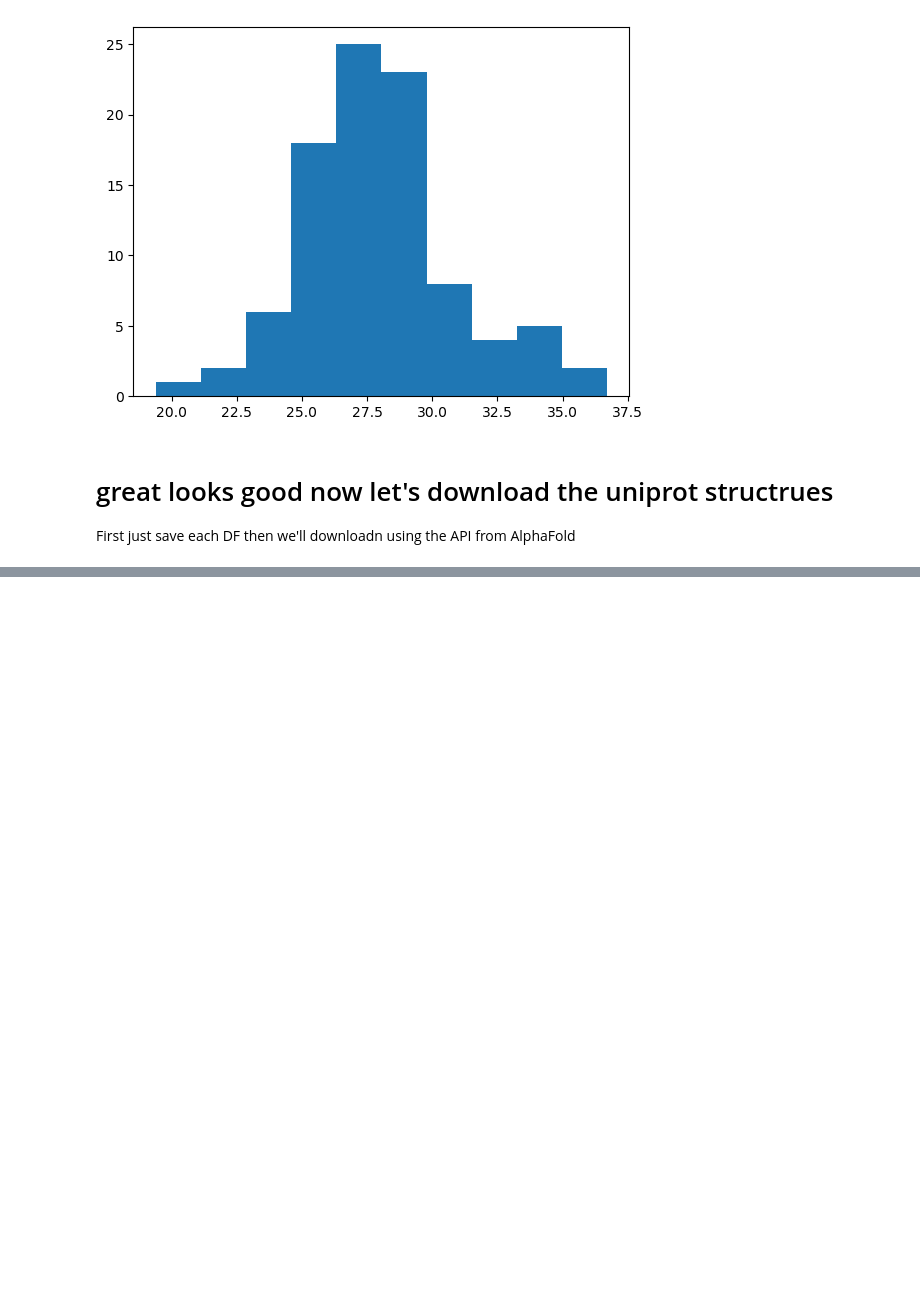
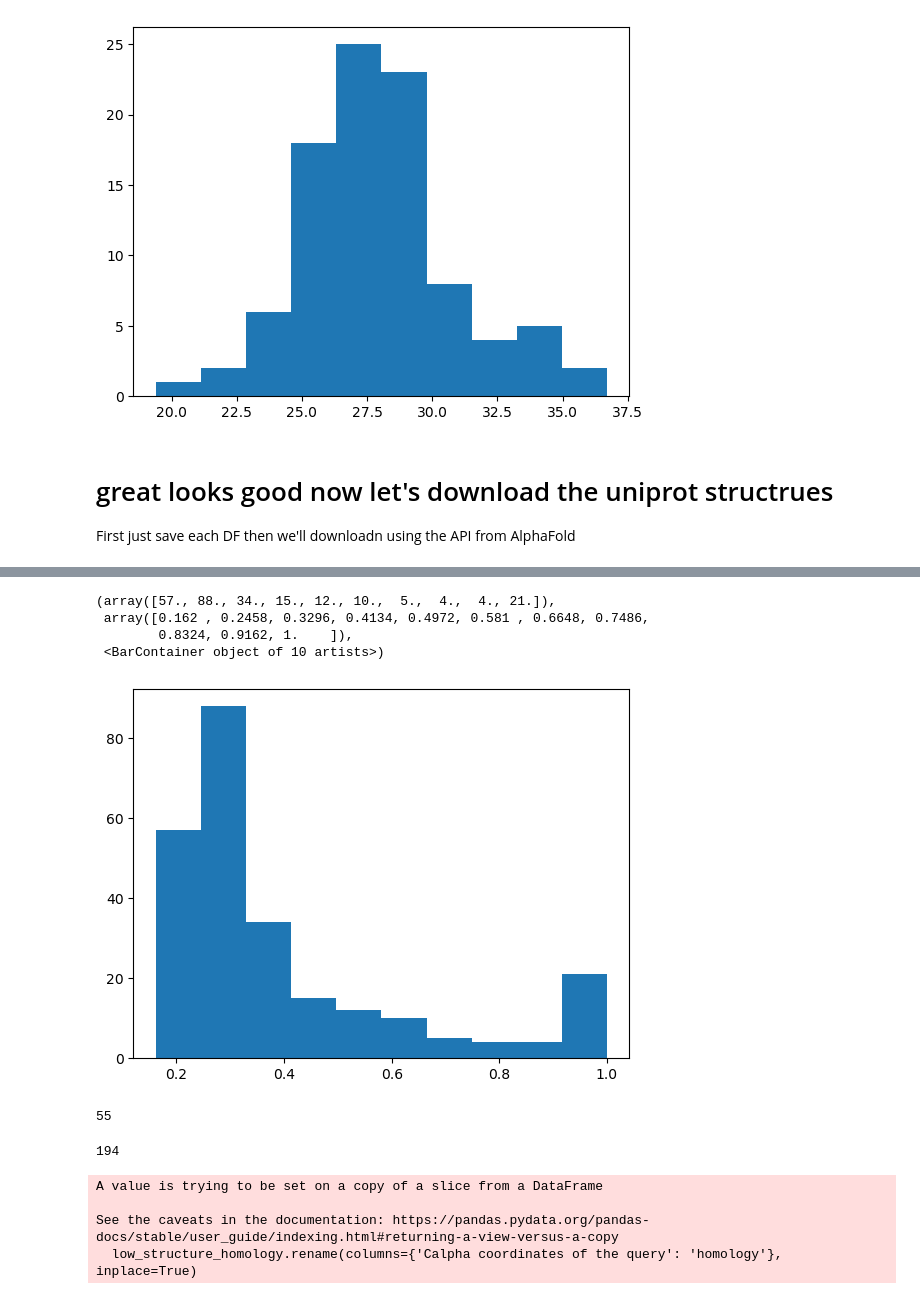
Before and after one commit to WRiegs/Squidly, a Jupyter notebook: enzyme_datasets_benchmark/StructureSequenceSimilarity.ipynb, the cells around one changed output, grey strips where cells are left out. Drawn from its saved outputs; the diff is of its cells as text; code cells hidden in the pictures; blank space fills up the shorter version.

```diff
--- a/enzyme_datasets_benchmark/StructureSequenceSimilarity.ipynb
+++ b/enzyme_datasets_benchmark/StructureSequenceSimilarity.ipynb
@@ -135,0 +241,6 @@ train_seqs.to_csv('Low30_mmseq_ID_exp_subset_train.csv', index=False)
+# %%
+# Great now remove these from results
+results['pdb_target'] = [c.split('-')[0] for c in results['Target'].values]
+results = results[~results['pdb_id'].isin(set(pdbs_to_omit))]
+results = results[~results['pdb_id'].isin(set(pdbs_to_keep))]
+results
@@ -135,0 +261,5 @@ train_seqs.to_csv('Low30_mmseq_ID_exp_subset_train.csv', index=False)
+# %%
+# Great now lwte's check teh distribution of teh data
+# Keep the top one
+results = results.sort_values(by='Calpha coordinates of the query', ascending=False)
+results.drop_duplicates('Query', inplace=True, keep='first')
@@ -135,0 +273,11 @@ train_seqs.to_csv('Low30_mmseq_ID_exp_subset_train.csv', index=False)
+# %%
+# For each pdb we want the entry
+pdbs_to_entries = {}
+for entry, p in pdbs[['Entry', 'PDB']].values:
+    for pdb in p.split(';'):
+        pdb = pdb.lower()
+        if entry in test_ids:
+            if pdbs_to_entries.get(pdb) is not None and pdb != '':
+                print(entry, pdb, pdbs_to_entries[pdb])
+            else:
+                pdbs_to_entries[pdb] = entry
@@ -135,0 +305,33 @@ train_seqs.to_csv('Low30_mmseq_ID_exp_subset_train.csv', index=False)
+# %%
+# Map both these sets back
+results['pdb_query'] = [q.split('_')[0] for q in results['Query'].values]
+results['Entry'] = [pdbs_to_entries.get(q) for q in results['pdb_query'].values]
+results.drop_duplicates('Entry', inplace=True)
+#results[results['Calpha coordinates of the query'] < 0.5]
+# %%
+import matplotlib.pyplot as plt
+
+plt.hist(results['Calpha coordinates of the query'].values)
+# %% [output]
+(array([57., 88., 34., 15., 12., 10.,  5.,  4.,  4., 21.]),
+ array([0.162 , 0.2458, 0.3296, 0.4134, 0.4972, 0.581 , 0.6648, 0.7486,
+        0.8324, 0.9162, 1.    ]),
+ <BarContainer object of 10 artists>)
+[figure, added]
+# %%
+len(results[results['Calpha coordinates of the query'] > 0.5])
+# %% [output]
+55
+# %%
+len(results[results['Calpha coordinates of the query'] < 0.5])
+# %% [output]
+194
+# %%
+low_structure_homology = results[results['Calpha coordinates of the query'] < 0.5]
+low_structure_homology.rename(columns={'Calpha coordinates of the query': 'homology'}, inplace=True)
+low_structure_homology[['pdb_target', 'pdb_query', 'Entry', 'homology']].to_csv('Low30_mmseq_ID_exp_subset_test_foldseek.csv', index=False)
+# %% [output]
+A value is trying to be set on a copy of a slice from a DataFrame
+
+See the caveats in the documentation: https://pandas.pydata.org/pandas-docs/stable/user_guide/indexing.html#returning-a-view-versus-a-copy
+  low_structure_homology.rename(columns={'Calpha coordinates of the query': 'homology'}, inplace=True)
```
Also changed, not shown: parts of 12 cells of this notebook.
